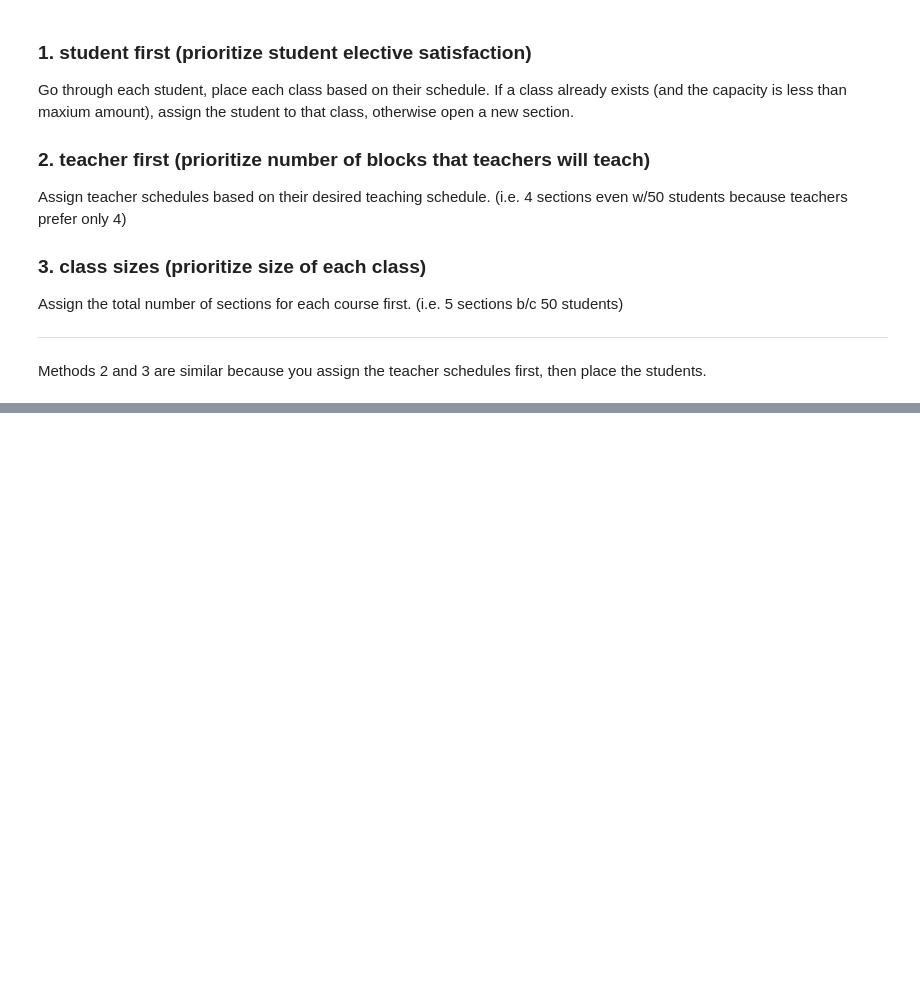
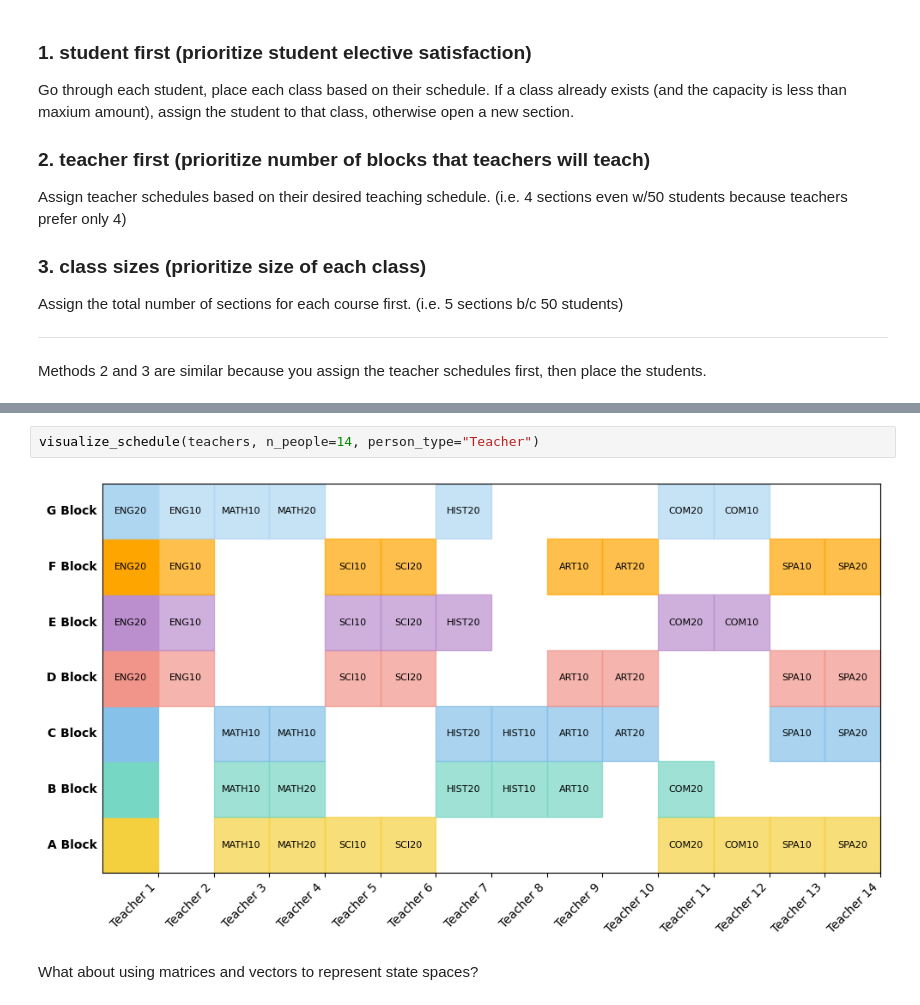
Before and after one commit to Ian1528/Dynamic-Programming, a Jupyter notebook: class_scheduling.ipynb, the cells around one changed output, grey strips where cells are left out. Drawn from its saved outputs; the diff is of its cells as text; blank space fills up the shorter version.

```diff
--- a/class_scheduling.ipynb
+++ b/class_scheduling.ipynb
@@ -403,0 +514,6 @@ Methods 2 and 3 are similar because you assign the teacher schedules first, then
+# %%
+visualize_schedule(teachers, n_people=14, person_type="Teacher")
+# %% [output]
+[figure, added]
+# %% [markdown]
+What about using matrices and vectors to represent state spaces?
```
Also changed, not shown: parts of 24 cells of this notebook, 2 other files.
